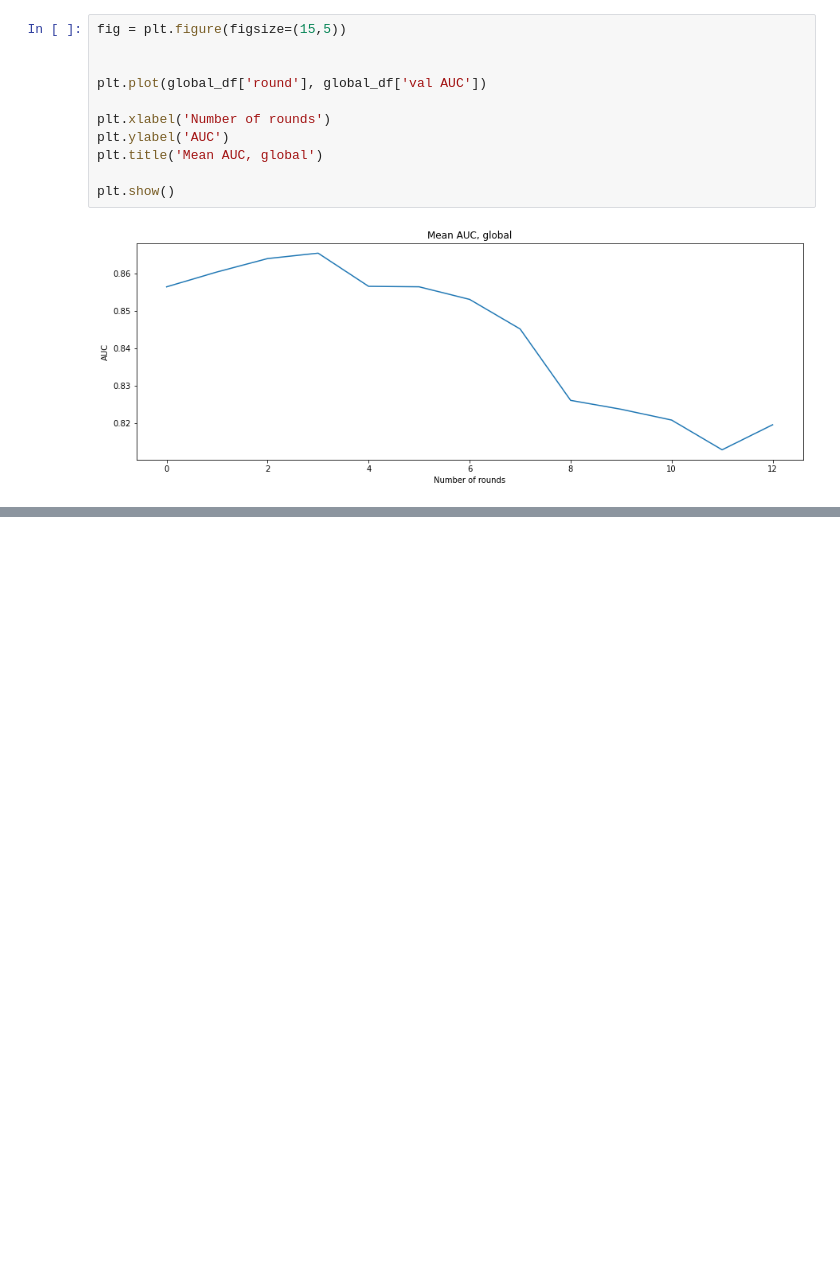
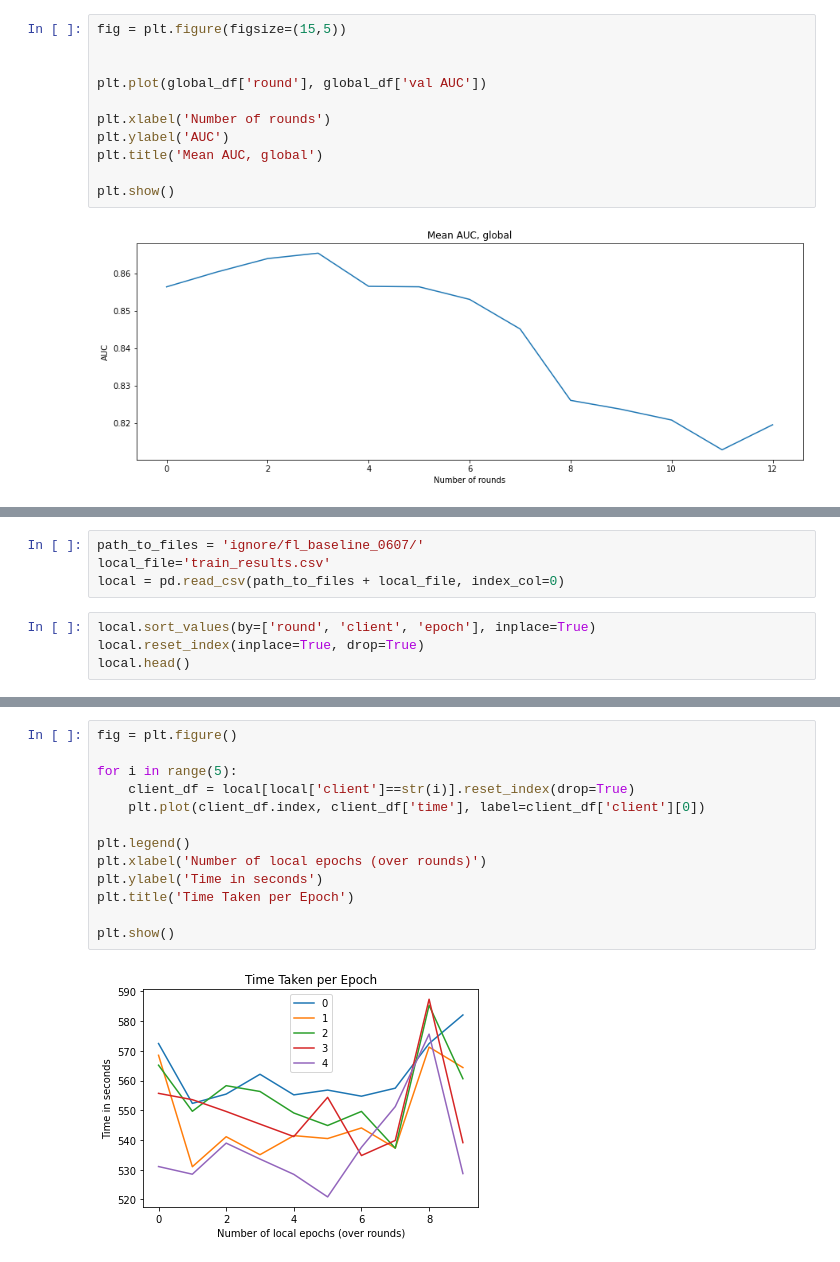
Before and after one commit to linev8k/cxr-fl-privacy, a Jupyter notebook: evaluation_baseline.ipynb, the cells around one changed output, grey strips where cells are left out. Drawn from its saved outputs; the diff is of its cells as text; blank space fills up the shorter version.

Commit message:
Evaluate second baseline

```diff
--- a/evaluation_baseline.ipynb
+++ b/evaluation_baseline.ipynb
@@ -206,0 +213,8 @@ plt.show()
+# %%
+path_to_files = 'ignore/fl_baseline_0607/'
+local_file='train_results.csv'
+local = pd.read_csv(path_to_files + local_file, index_col=0)
+# %%
+local.sort_values(by=['round', 'client', 'epoch'], inplace=True)
+local.reset_index(inplace=True, drop=True)
+local.head()
@@ -206,0 +228,15 @@ plt.show()
+# %%
+fig = plt.figure()
+
+for i in range(5):
+    client_df = local[local['client']==str(i)].reset_index(drop=True)
+    plt.plot(client_df.index, client_df['time'], label=client_df['client'][0])
+
+plt.legend()
+plt.xlabel('Number of local epochs (over rounds)')
+plt.ylabel('Time in seconds')
+plt.title('Time Taken per Epoch')
+
+plt.show()
+# %% [output]
+[figure, added]
```
Also changed, not shown: parts of 11 cells of this notebook.
